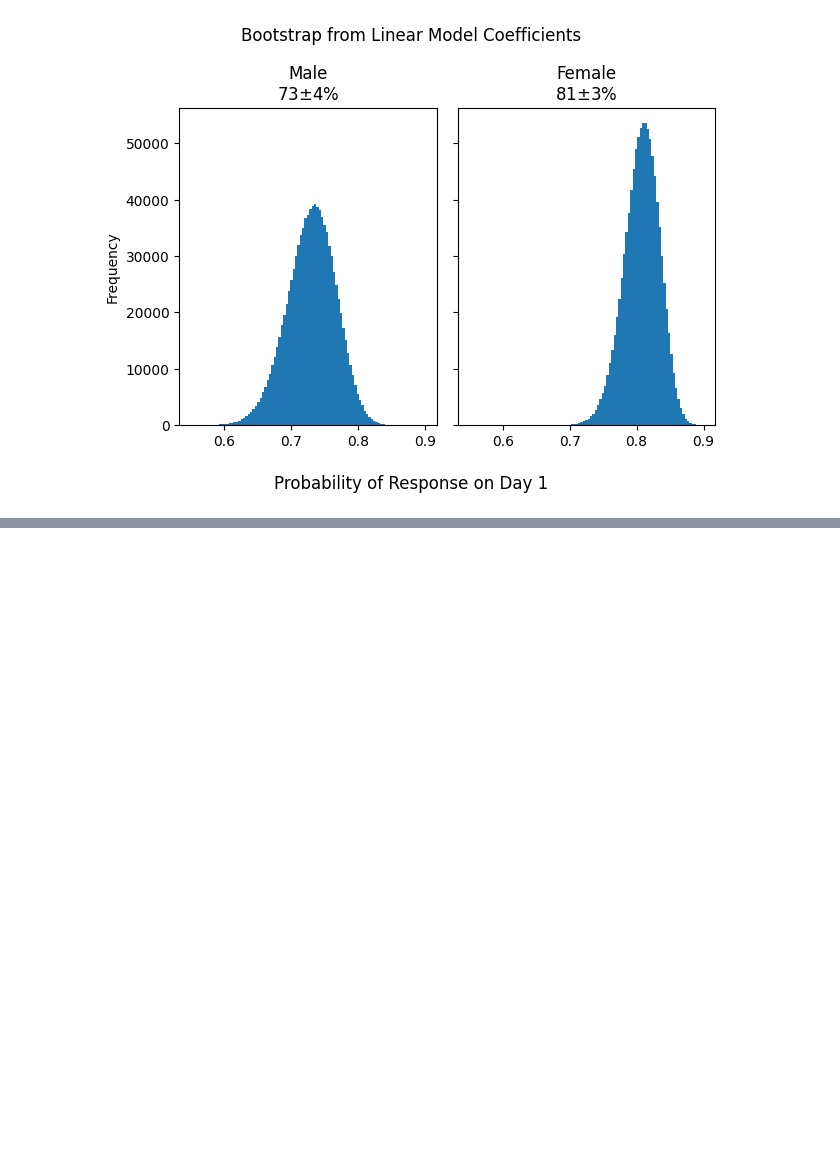
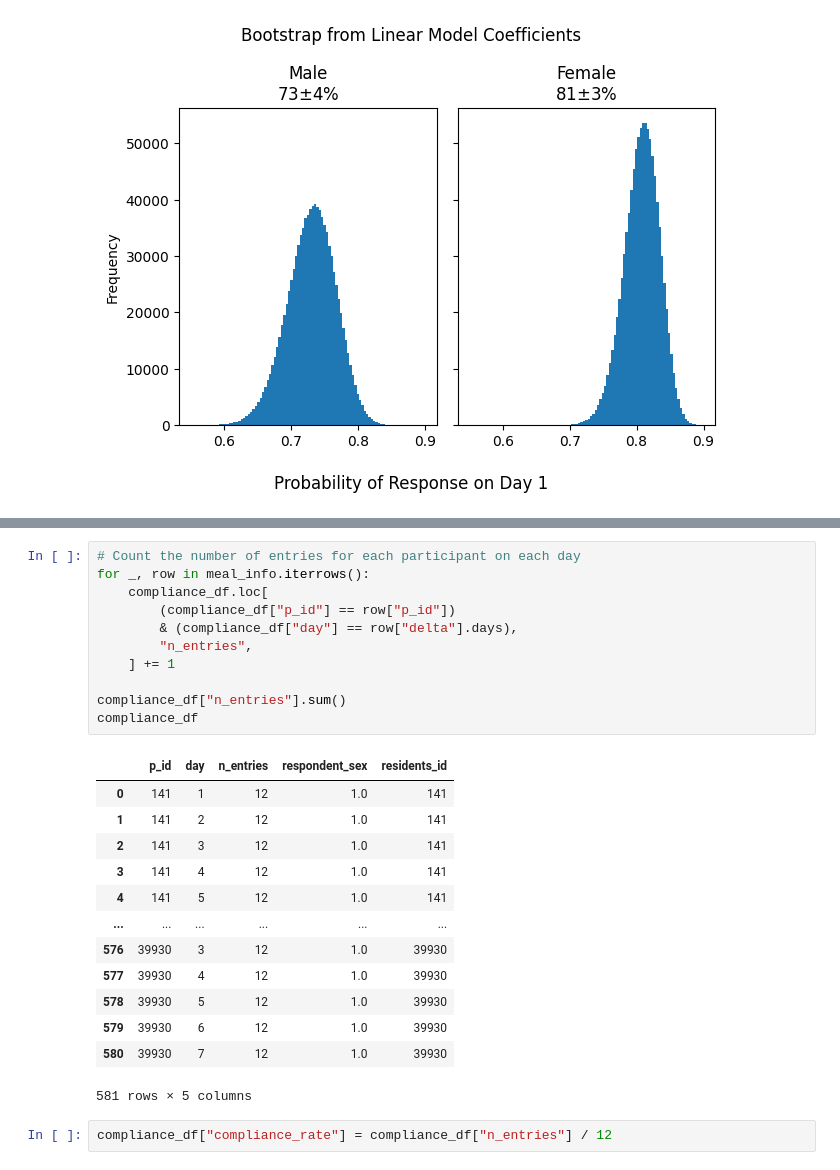
Before and after one commit to JGIBristol/seaco_smartwatch_paper, a Jupyter notebook: linear_models.ipynb, the cells around one changed output, grey strips where cells are left out. Cells and saved outputs as stored; diff of their text form; blank space fills up the shorter version.

```diff
--- a/linear_models.ipynb
+++ b/linear_models.ipynb
@@ -259,0 +331,27 @@ fig.savefig("outputs/imgs/bootstrap_probs.png")
+# %%
+# Count the number of entries for each participant on each day
+for _, row in meal_info.iterrows():
+    compliance_df.loc[
+        (compliance_df["p_id"] == row["p_id"])
+        & (compliance_df["day"] == row["delta"].days),
+        "n_entries",
+    ] += 1
+
+compliance_df["n_entries"].sum()
+compliance_df
+# %% [output]
+|  | p_id | day | n_entries | respondent_sex | residents_id |
+| 0 | 141 | 1 | 12 | 1.0 | 141 |
+| 1 | 141 | 2 | 12 | 1.0 | 141 |
+| 2 | 141 | 3 | 12 | 1.0 | 141 |
+| 3 | 141 | 4 | 12 | 1.0 | 141 |
+| 4 | 141 | 5 | 12 | 1.0 | 141 |
+| ... | ... | ... | ... | ... | ... |
+| 576 | 39930 | 3 | 12 | 1.0 | 39930 |
+| 577 | 39930 | 4 | 12 | 1.0 | 39930 |
+| 578 | 39930 | 5 | 12 | 1.0 | 39930 |
+| 579 | 39930 | 6 | 12 | 1.0 | 39930 |
+| 580 | 39930 | 7 | 12 | 1.0 | 39930 |
+581 rows × 5 columns
+# %%
+compliance_df["compliance_rate"] = compliance_df["n_entries"] / 12
```
Also changed, not shown: parts of 5 cells of this notebook, 1 other file.
